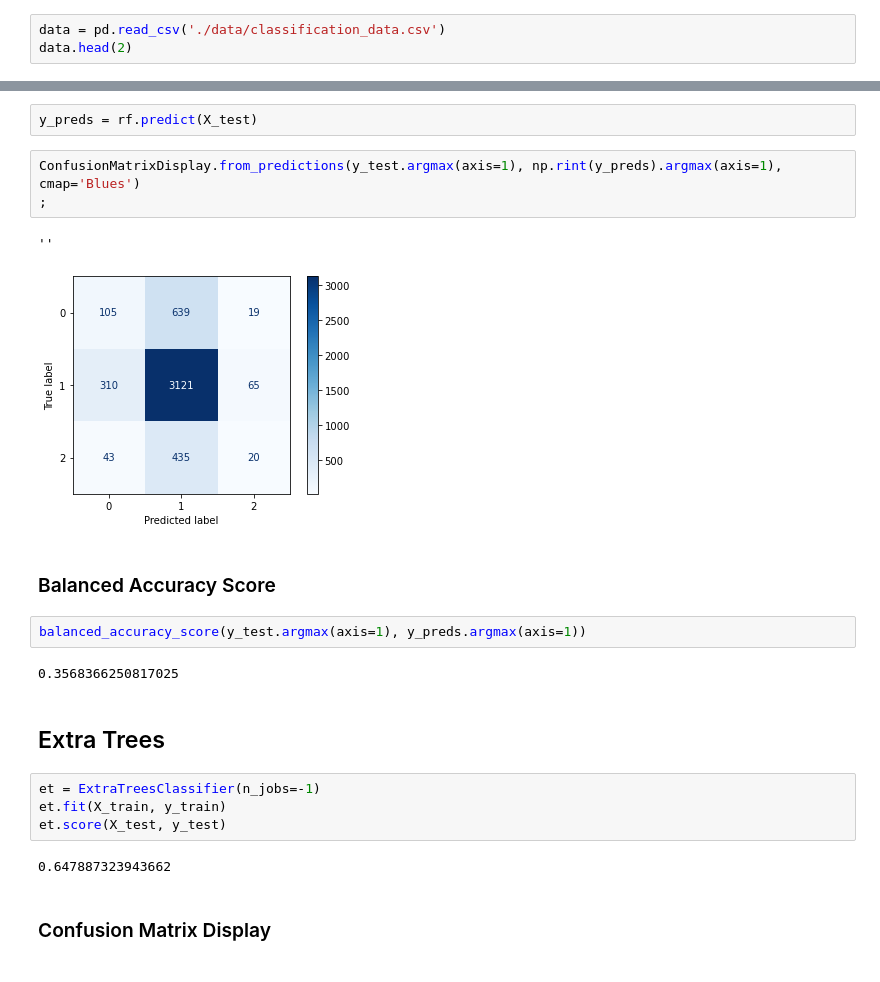
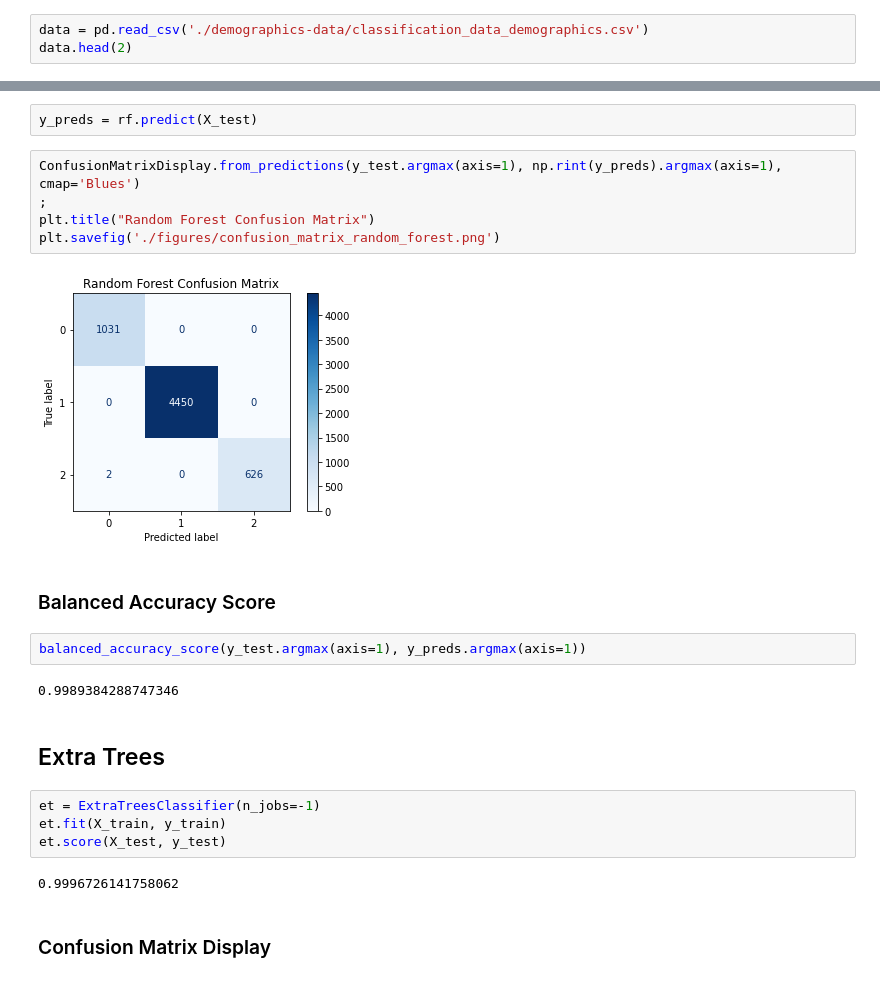
Before and after one commit to pezpet/group-1-project-4, a Jupyter notebook: random_forest.ipynb, the cells around one changed output, grey strips where cells are left out. Drawn from its saved outputs; the diff is of its cells as text.

Commit message:
Updated Random Forests file

```diff
--- a/random_forest.ipynb
+++ b/random_forest.ipynb
@@ -22,7 +22,7 @@ from tensorflow.keras.callbacks import EarlyStopping
 # %% [markdown]
 ## Import Data
 # %%
-data = pd.read_csv('./data/classification_data.csv')
+data = pd.read_csv('./demographics-data/classification_data_demographics.csv')
 data.head(2)
 # %% [output]
 |  | MonthOccurrence | TotalNumberOfVictims | TotalNumberOfIndividualVictims | SuspectsRaceAsAGroup | ... |
@@ -94,15 +95,16 @@ y_preds = rf.predict(X_test)
 # %%
 ConfusionMatrixDisplay.from_predictions(y_test.argmax(axis=1), np.rint(y_preds).argmax(axis=1), cmap='Blues')
 ;
+plt.title("Random Forest Confusion Matrix")
+plt.savefig('./figures/confusion_matrix_random_forest.png')
 # %% [output]
-''
-[figure, old version]
+[figure, new version]
 # %% [markdown]
 ### Balanced Accuracy Score
 # %%
 balanced_accuracy_score(y_test.argmax(axis=1), y_preds.argmax(axis=1))
 # %% [output]
-0.3568366250817025
+0.9989384288747346
 # %% [markdown]
 ## Extra Trees
 # %%
@@ -110,7 +112,7 @@ et = ExtraTreesClassifier(n_jobs=-1)
 et.fit(X_train, y_train)
 et.score(X_test, y_test)
 # %% [output]
-0.647887323943662
+0.9996726141758062
 # %% [markdown]
 ### Confusion Matrix Display
 # %%
```
Also changed, not shown: parts of 10 cells of this notebook, 11 other files.
